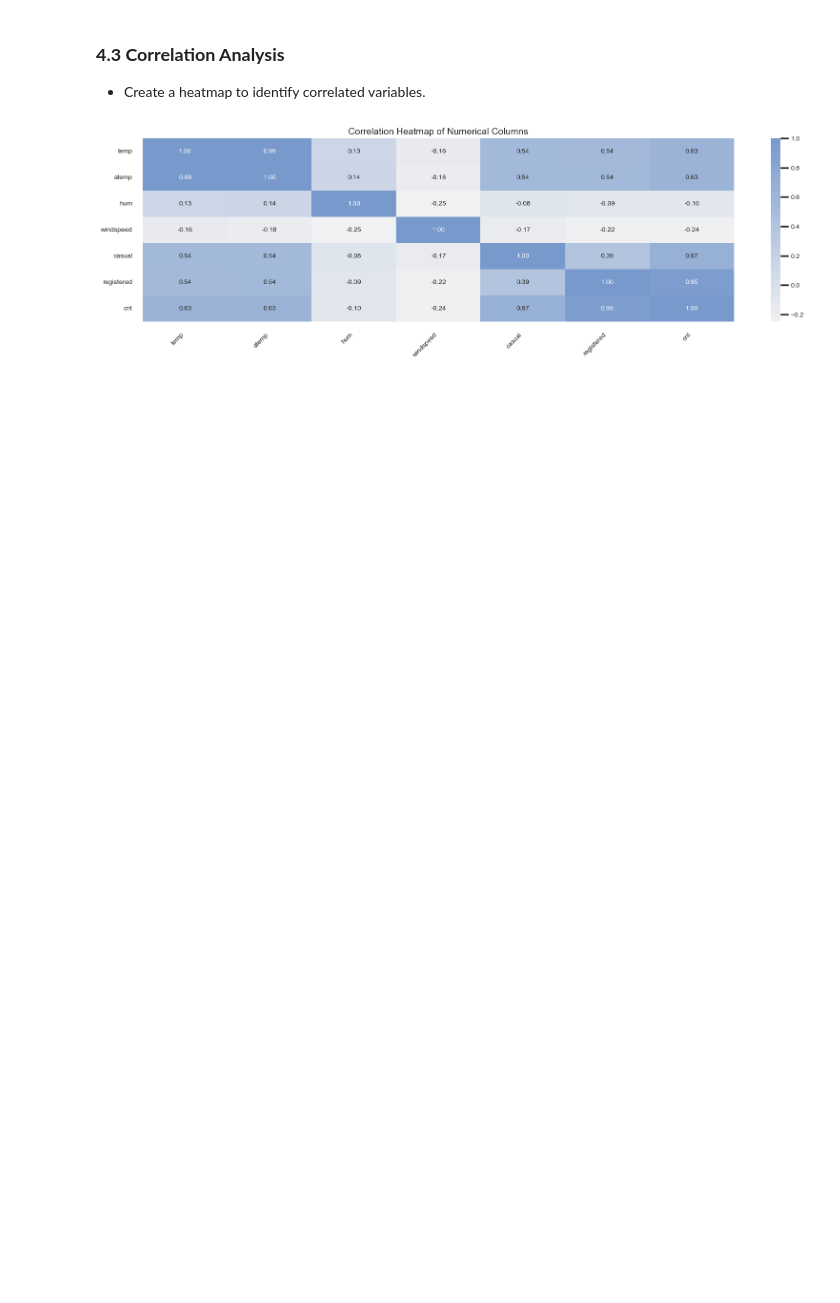
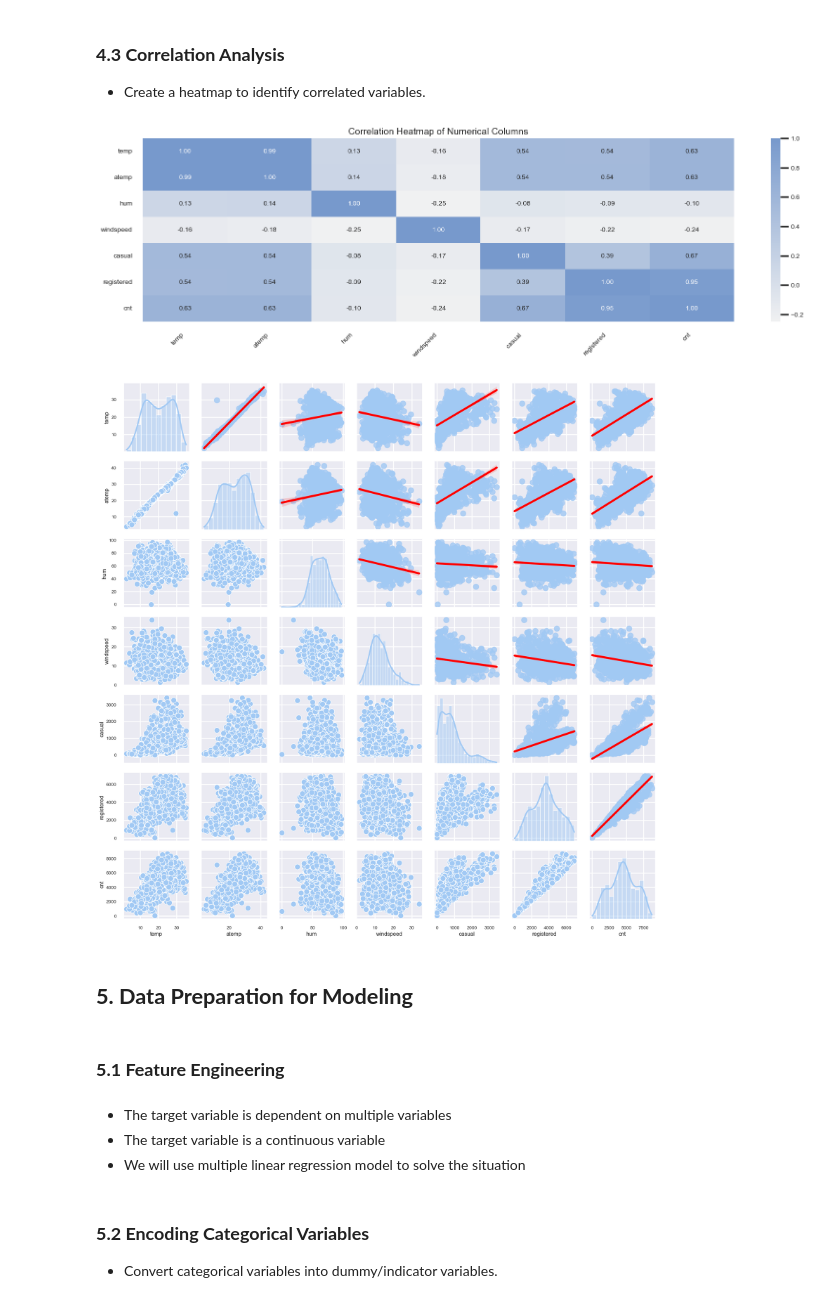
Before and after one commit to uvarajthulasiram/BikeSharingAssignment, a Jupyter notebook: LinearRegression.ipynb, the cells around one changed output. Drawn from its saved outputs; the diff is of its cells as text; code cells hidden in the pictures; blank space fills up the shorter version.

```diff
--- a/LinearRegression.ipynb
+++ b/LinearRegression.ipynb
@@ -330,2 +400,27 @@ plt.show()
 # %% [output]
 [figure]
+# %%
+g = sns.PairGrid(df)
+g.map_upper(sns.regplot, line_kws={'color': 'red'})
+g.map_lower(sns.scatterplot)
+g.map_diag(sns.histplot, kde=True)
+plt.show()
+
+# Quick observation
+#-------------------
+# 1. Looking into the below graph, it's not a single or simple linear model, the target variable is impacted by multiple dependant variables
+# 2. The 'casual' and 'registered' variables can be dropped as it is duplicating to the target variable and may affect the r2 calculation
+#-------------------
+# %% [output]
+[figure, added]
+# %% [markdown]
+## **5. Data Preparation for Modeling**
+# %% [markdown]
+### **5.1 Feature Engineering**
+# %% [markdown]
+ - The target variable is dependent on multiple variables
+ - The target variable is a continuous variable
+ - We will use multiple linear regression model to solve the situation
+# %% [markdown]
+### **5.2 Encoding Categorical Variables**
+- Convert categorical variables into dummy/indicator variables.
```
Also changed, not shown: parts of 19 cells of this notebook.
